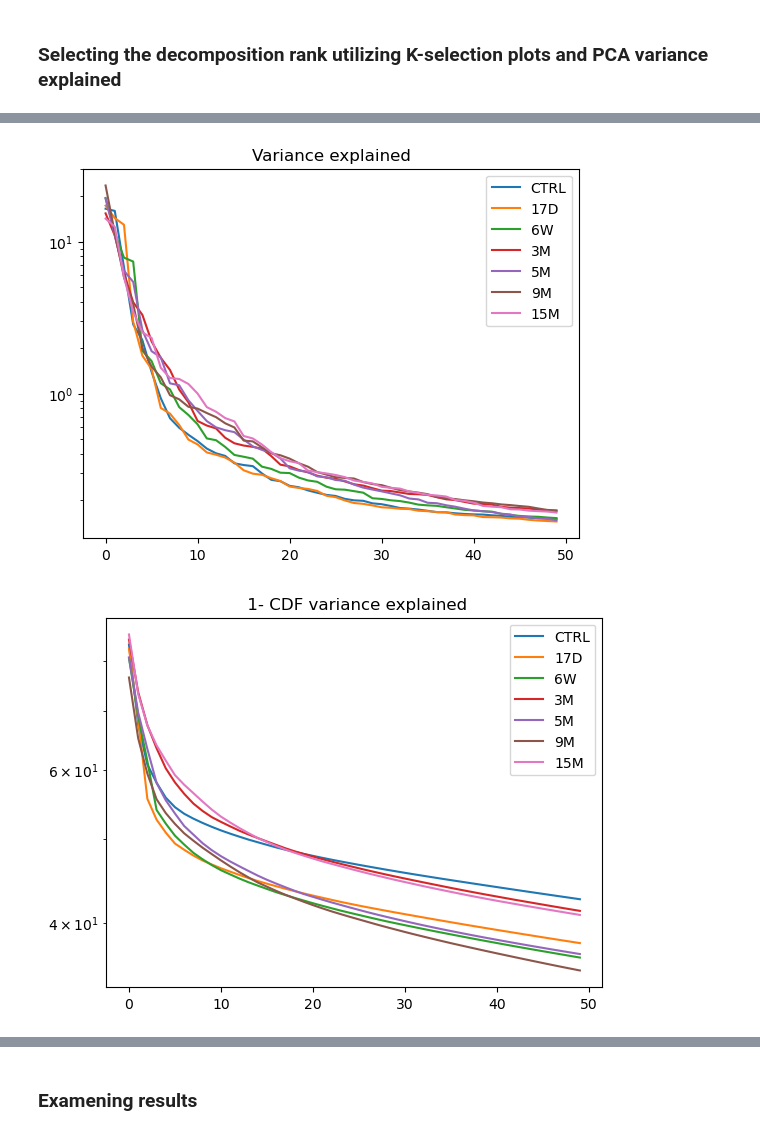
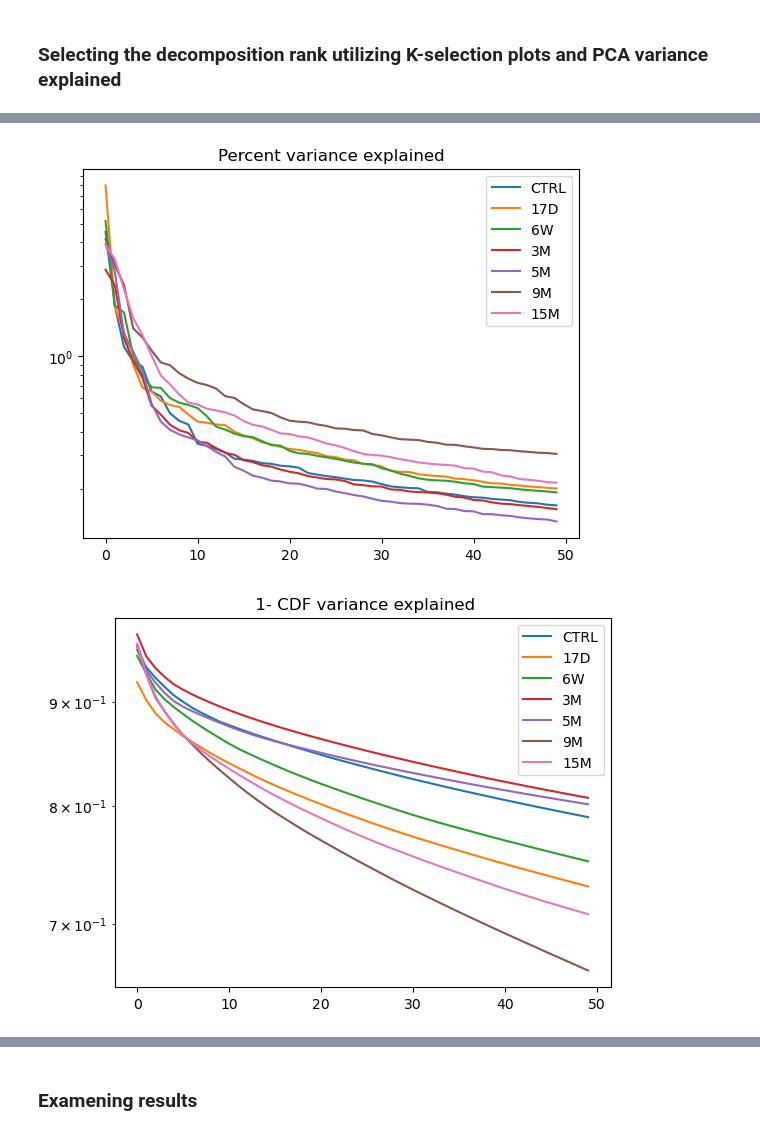
Before and after one commit to nitzanlab/gep-dynamics, a Jupyter notebook: notebooks/analyse_schlesinger.ipynb, the cells around one changed output, grey strips where cells are left out. Cells and saved outputs as stored; diff of their text form; code cells hidden in the pictures.

```diff
--- a/notebooks/analyse_schlesinger.ipynb
+++ b/notebooks/analyse_schlesinger.ipynb
@@ -298,18 +344,16 @@ Wall time: 10.8 s
 # %%
 %%time
 
-cnmf_dir = _utils.set_dir(results_dir.joinpath('cnmf'))
+ks = [2, 3, 4, 5, 6, 7, 8, 9, 10, 11, 12, 13, 14]#, 15, 16, 17, 18, 19, 20, 21, 22, 23, 24, 25, 26, 27, 28, 29, 30]
 
-ks = [2, 3, 4, 5, 6, 7, 8, 9, 10, 11, 12, 13, 14, 15, 16, 17, 18] #, 19, 20, 21, 22, 23, 24, 25, 26, 27, 28, 29, 30]
+for cat in categories:
+    print(f'Starting on {cat}')
+    tmp = sc.read_h5ad(split_adatas_dir.joinpath(f'{cat}.h5ad'))
 
-for t in times:
-    print(f'Starting on {t}')
-    tmp = sc.read_h5ad(split_adatas_dir.joinpath(f'{t}.h5ad'))
-
-    c_object = cnmf.cNMF(cnmf_dir, t)
+    c_object = cnmf.cNMF(cnmf_dir, cat)
 
     # Variance normalized version of the data
-    X = sc.pp.scale(tmp.X[:, tmp.var.highly_variable].toarray().astype(np.float32), zero_center=False)
+    X = sc.pp.scale(tmp.X[:, tmp.var.joint_highly_variable].toarray().astype(np.float32), zero_center=False)
 
     c_object.prepare(X, ks, n_iter=100, new_nmf_kwargs={'tol': _constants.NMF_TOLERANCE,
                                                         'beta_loss': 'kullback-leibler'})
@@ -340,10 +384,10 @@ Wall time: 1h 28min 49s
 # %%
 %%time
-for t in times:
-    print(f'Starting on {t}, time is {time.strftime("%H:%M:%S", time.localtime())}')
-    c_object = cnmf.cNMF(cnmf_dir, t)
+for cat in categories:
+    print(f'Starting on {cat}, time is {time.strftime("%H:%M:%S", time.localtime())}')
+    c_object = cnmf.cNMF(cnmf_dir, cat)
     for thresh in [0.5, 0.4, 0.3]:
         print(f'working on threshold {thresh}')
-        c_object.k_selection_plot(density_threshold=thresh, nmf_refitting_iters=500,
+        c_object.k_selection_plot(density_threshold=thresh, nmf_refitting_iters=1000,
                                   close_fig=True, show_clustering=True, gpu=True)
 # %% [output]
@@ -373,16 +416,20 @@ df_cumulative_var = pd.DataFrame()
 
 n_components = 50
 
-for t in times:
+for cat in categories:
+    %time tmp = sc.read_h5ad(split_adatas_dir.joinpath(f'{cat}.h5ad'))
 
-    %time tmp = sc.read_h5ad(split_adatas_dir.joinpath(f'{t}.h5ad'))
+    scaled_log1p_tp100k = np.log1p(np.array(tmp.X[:, tmp.var.joint_highly_variable] / np.sum(tmp.X, axis=1) * 1e4))
+    # remove zero-column (genes):
+    scaled_log1p_tp100k = scaled_log1p_tp100k[:, scaled_log1p_tp100k.sum(axis=0) > 0]
 
-    scaled_log1p_tp100k = np.log1p(tmp.X[:, tmp.var.highly_variable] / np.sum(tmp.X, axis=1) * 1e4)
-    scaled_log1p_tp100k -= _.mean(axis=0)
-    scaled_log1p_tp100k /= _.std(axis=0)
+    scaled_log1p_tp100k -= scaled_log1p_tp100k.mean(axis=0)
+    scaled_log1p_tp100k /= scaled_log1p_tp100k.std(axis=0)
 
     a, b, c, d, = sc.tl.pca(scaled_log1p_tp100k, n_comps=n_components, return_info=True)
 
-    df_var[f'{t}'] = c*100
-    df_cumulative_var[f'{t}'] = c.cumsum()*100
+    df_var[f'{cat}'] = c*100
+    df_cumulative_var[f'{cat}'] = c.cumsum()*100
+
+    del tmp
 # %% [output]
@@ -405,19 +461,19 @@ Wall time: 17.9 s
 # %%
 plt.plot(range(50), df_var, label=df_var.columns)
-plt.title('Variance explained')
+plt.title('Percent variance explained')
 plt.legend()
 plt.yscale('log')
 plt.show()
 # %% [output]
-[figure, old version]
+[figure, new version]
 # %%
-plt.plot(df_cumulative_var.index, 100-df_cumulative_var, label=df_var.columns)
+plt.plot(df_cumulative_var.index, 1-df_cumulative_var/100, label=df_var.columns)
 plt.yscale('log')
 plt.title(f' 1- CDF variance explained')
 plt.legend()
 plt.show()
 # %% [output]
-[figure, old version]
+[figure, new version]
 # %%
 %%time
 
```
Also changed, not shown: parts of 30 cells of this notebook, 3 other files.
